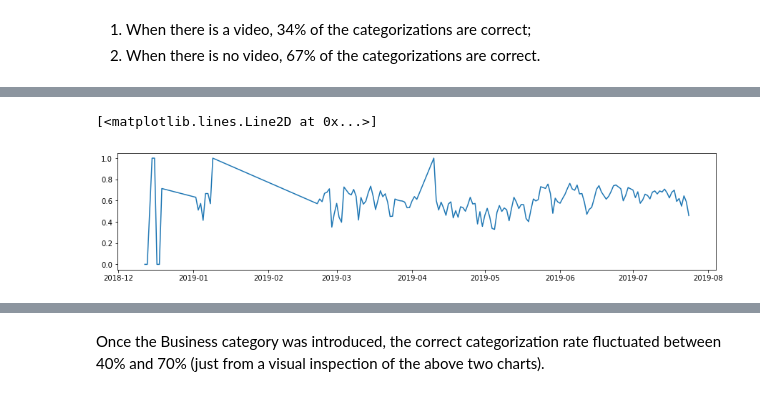
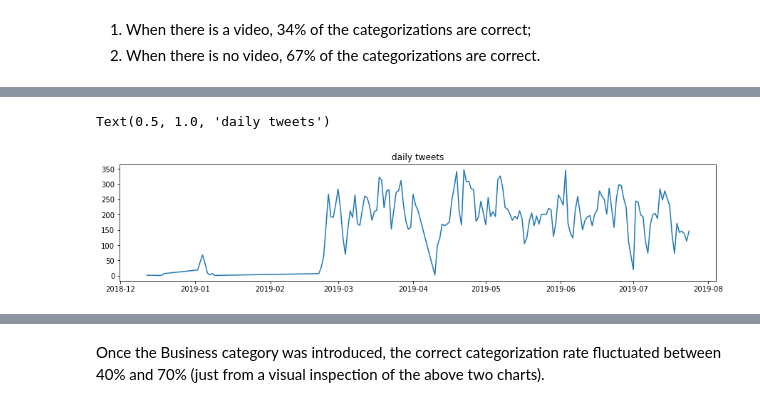
Before and after one commit to a1pat/Is-It-a-Business-Tweet, a Jupyter notebook: Tweet_Classification.ipynb, the cells around one changed output, grey strips where cells are left out. Cells and saved outputs as stored; diff of their text form; code cells hidden in the pictures.

```diff
--- a/Tweet_Classification.ipynb
+++ b/Tweet_Classification.ipynb
@@ -391,6 +403,7 @@ for index, value in enumerate(df_tweets.groupby('videoUrl')['edInput'].mean()):
 # %%
 plt.figure(figsize=(15,3))
-plt.plot(df_tweets.groupby('crDate')['edInput'].mean())
+plt.plot(df_tweets.groupby('crDate')['edInput'].count())
+plt.title('daily tweets')
 # %% [output]
-[<matplotlib.lines.Line2D at 0x...>]
+Text(0.5, 1.0, 'daily tweets')
-[figure, old version]
+[figure, new version]
```
Also changed, not shown: parts of 87 cells of this notebook.
